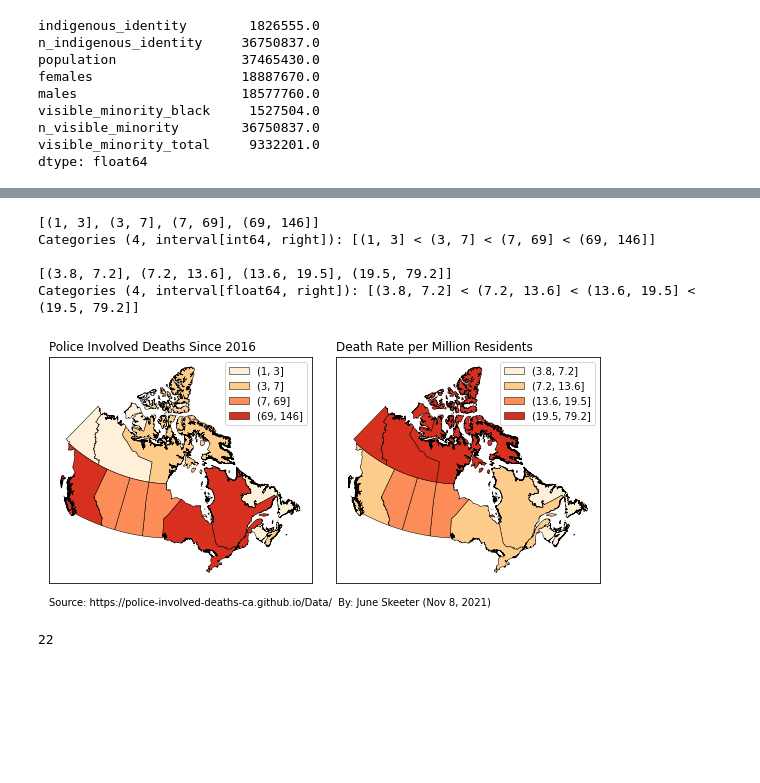
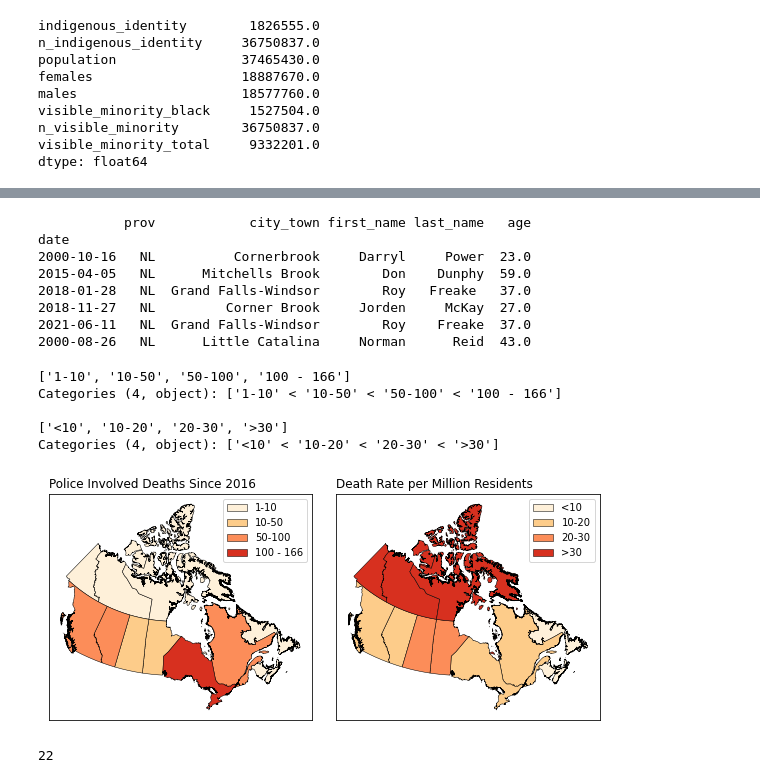
Before and after one commit to Police-Involved-Deaths-CA/Data, a Jupyter notebook: _site/Data_Overview.ipynb, the cells around one changed output, grey strips where cells are left out. Saved outputs shown, nothing was run; the diff lists cells and outputs as text; code cells hidden in the pictures; blank space fills up the shorter version.

```diff
--- a/_site/Data_Overview.ipynb
+++ b/_site/Data_Overview.ipynb
@@ -251,7 +251,17 @@ CA[['AllDeath','AllDeath_Rate']].sort_values(by='AllDeath_Rate')
 | NU | 7 | 79.161521 |
 # %%
 
-# fig,axes=plt.subplots(2,2,figsize=(10,10))
+# print(CA['AllDeath_Rate'])
+print(PID.loc[PID['prov']=='NL',['prov','city_town','first_name','last_name','age']])
+# %% [output]
+           prov            city_town first_name last_name   age
+date
+2000-10-16   NL          Cornerbrook     Darryl     Power  23.0
+2015-04-05   NL      Mitchells Brook        Don    Dunphy  59.0
+2018-01-28   NL  Grand Falls-Windsor        Roy   Freake   37.0
+2018-11-27   NL         Corner Brook     Jorden     McKay  27.0
+2021-06-11   NL  Grand Falls-Windsor        Roy    Freake  37.0
+2000-08-26   NL      Little Catalina     Norman      Reid  43.0
 # %%
 
 fig,axes=plt.subplots(1,2,figsize=(8,4))
@@ -262,13 +272,13 @@ Plots = [axes[0],axes[1]]
 columns = ['AllDeath','AllDeath_Rate']
 Titles = ['Police Involved Deaths Since 2016','Death Rate per Million Residents']
 
-Break = '_QB'
+Break = '_MB'
 
 
-Totals = [0,10,50,100,150]
-Totals_L = ['1-7','17-26','69-74','144']
-Rates = [0,5,10,20,200]
-Rates_L = ['<5','5-10','10-20','>23']
+Totals = [0,10,50,100,200]
+Totals_L = ['1-10','10-50','50-100','100 - '+str(CA['AllDeath'].max())]
+Rates = [0,10,20,30,200]
+Rates_L = ['<10','10-20','20-30','>30']
 # Totals = [0,25,100,200,500
 # Totals_L = ['<=25','26-100','101-200','>200']
 # Rates = [0,.5,1,2,100]
@@ -345,40 +355,40 @@ for Title, column,ax in zip(Titles, columns,Plots):
                      'label':str(labels[i])}
     # #     print(Data.Combined.loc[Data.Combined[Rate+'_Rate_MB']==klass].index)
         CA.loc[CA[Map_Col]==klass].plot(
             ax=ax,
             **kwargs
                  )
         Combined_Patches.append(mpatches.Patch(**kwargs))
     #     except:
     #         pass
 
     # #     print(Combined_Patches)
     if column.split('_')[-1]=='Rate':
         ax.legend(handles=(Combined_Patches), loc='upper right')#,title='Rate')
     else:
         ax.legend(handles=(Combined_Patches), loc='upper right')#,title='Total')
 
     plt.tight_layout()
 
     ax.get_xaxis().set_visible(False)
     ax.get_yaxis().set_visible(False)
     ax.set_title(Title,loc='left')#: January 2000 - Present\
 # plt.suptitle('Police Involved Deaths (Since 2016)')
 
 # CA.loc[CA[Map_Col]==klass]
-axes[0].text(0,-0.1, "Source: https://police-involved-deaths-ca.github.io/Data/  By: June Skeeter (Nov 8, 2021)", size=10, ha="left",
-         transform=axes[0].transAxes)
+# axes[0].text(0,-0.1, "Source: https://police-involved-deaths-ca.github.io/Data/  By: June Skeeter (Nov 8, 2021)", size=10, ha="left",
+#          transform=axes[0].transAxes)
 # axes[1].text(0,-0.1, "Map Created By: June Skeeter (Nov 1, 2021)", size=10, ha="left",
 #          transform=axes[1].transAxes)
 
 plt.savefig('docs/images/PID_by_Prov.png',dpi=400)
 # %% [output]
-[(1, 3], (3, 7], (7, 69], (69, 146]]
-Categories (4, interval[int64, right]): [(1, 3] < (3, 7] < (7, 69] < (69, 146]]
+['1-10', '10-50', '50-100', '100 - 166']
+Categories (4, object): ['1-10' < '10-50' < '50-100' < '100 - 166']
 
-[(3.8, 7.2], (7.2, 13.6], (13.6, 19.5], (19.5, 79.2]]
-Categories (4, interval[float64, right]): [(3.8, 7.2] < (7.2, 13.6] < (13.6, 19.5] < (19.5, 79.2]]
+['<10', '10-20', '20-30', '>30']
+Categories (4, object): ['<10' < '10-20' < '20-30' < '>30']
-[figure, old version]
+[figure, new version]
 # %%
 name_Keys['Pop_Trend']={}
 # X = sm.add_constant(X)
```
Also changed, not shown: parts of 17 cells of this notebook, 35 other files.
